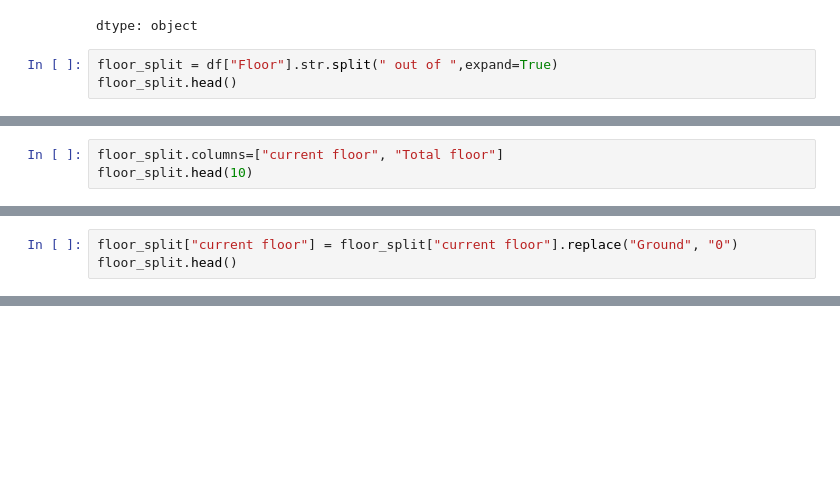
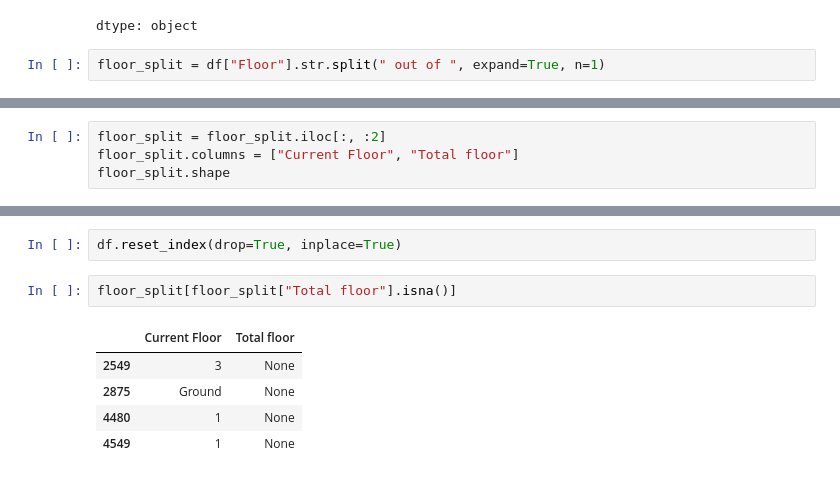
Before and after one commit to Comrade123-123/house-rent-predictor, a Jupyter notebook: house_rent_prediction.ipynb, the cells around one changed output, grey strips where cells are left out. Drawn from its saved outputs; the diff is of its cells as text; blank space fills up the shorter version.

```diff
--- a/house_rent_prediction.ipynb
+++ b/house_rent_prediction.ipynb
@@ -282,5 +282,4 @@ df["Floor"].head(10)
 | 9 | 1 out of 3 |
 dtype: object
 # %%
-floor_split = df["Floor"].str.split(" out of ",expand=True)
-floor_split.head()
+floor_split = df["Floor"].str.split(" out of ", expand=True, n=1)
@@ -294,4 +286,5 @@ floor_split.head()
 # %%
-floor_split.columns=["current floor", "Total floor"]
-floor_split.head(10)
+floor_split = floor_split.iloc[:, :2]
+floor_split.columns = ["Current Floor", "Total floor"]
+floor_split.shape
 # %% [output]
@@ -309,3 +291,0 @@ floor_split.head(10)
-# %%
-floor_split["current floor"] = floor_split["current floor"].replace("Ground", "0")
-floor_split.head()
@@ -318,0 +304,10 @@ floor_split.head()
+# %%
+df.reset_index(drop=True, inplace=True)
+# %%
+floor_split[floor_split["Total floor"].isna()]
+# %% [output]
+|  | Current Floor | Total floor |
+| 2549 | 3 | None |
+| 2875 | Ground | None |
+| 4480 | 1 | None |
+| 4549 | 1 | None |
```
Also changed, not shown: parts of 4 cells of this notebook.
